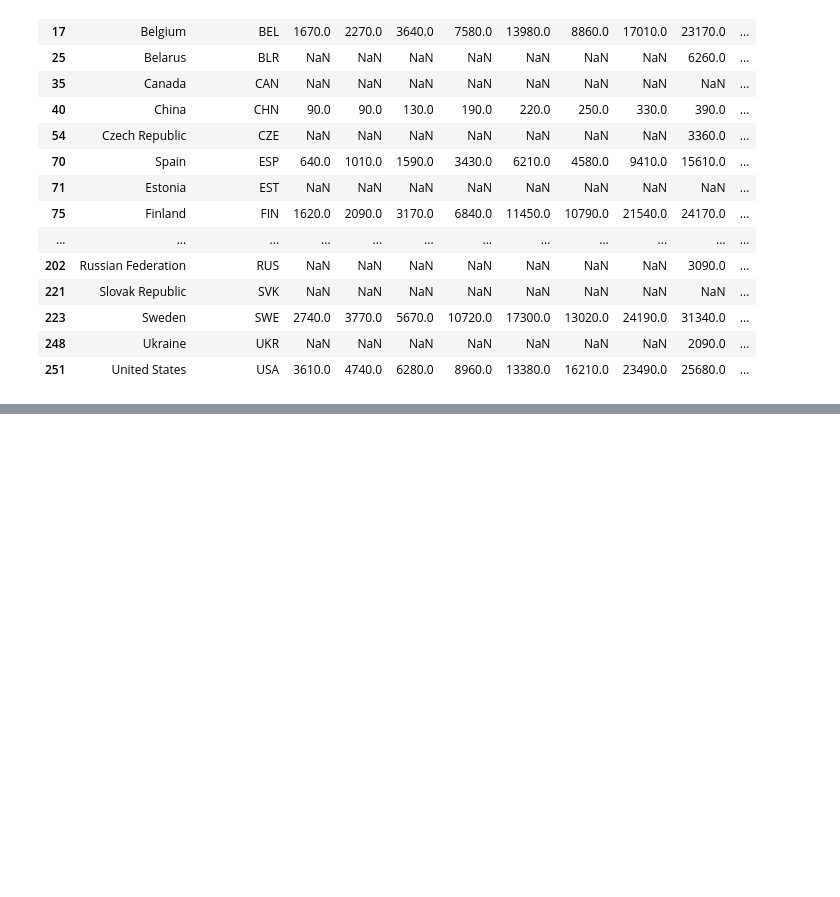
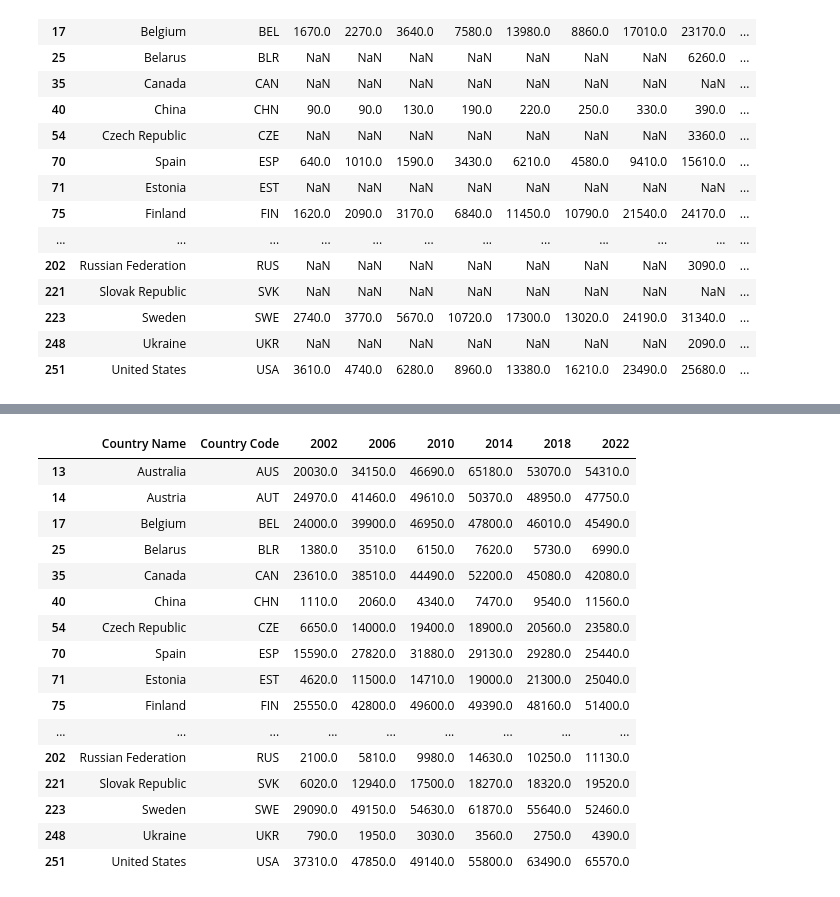
Before and after one commit to jchatterjee/nycdsa_python_project, a Jupyter notebook: JChatterjee Python Project.ipynb, the cells around one changed output, grey strips where cells are left out. Cells and saved outputs as stored; diff of their text form; code cells hidden in the pictures; blank space fills up the shorter version.

```diff
--- a/JChatterjee Python Project.ipynb
+++ b/JChatterjee Python Project.ipynb
@@ -169,0 +205,43 @@ WB_GNI_per_capita
+# %%
+# Initialize a new column as a list
+new_col = []
+
+# Loop through each country to extrapolate to the year 2022
+for index, country in enumerate(GNI_per_capita['Country Code'], 0):
+    # Given values
+    xi = np.array([int(x) for x in year_list])
+    yi = np.array(GNI_per_capita.loc[GNI_per_capita['Country Code'] == country][year_list])
+    # Positions to inter/extrapolate
+    x = np.linspace(2002, 2022)
+    # spline order: 1 linear, 2 quadratic, 3 cubic ...
+    order = 1
+    # do inter/extrapolation
+    s = InterpolatedUnivariateSpline(xi, yi, k = order)
+    y = s(x)
+    new_col.append(y[(len(y)) - 1])
+
+# Extract columns for hosting city and year from "slug_game" column
+GNI_per_capita['2022'] = new_col
+
+# Finally, drop the column for the year 2020
+GNI_per_capita = GNI_per_capita.drop(columns = '2020', axis = 1)
+# %%
+GNI_per_capita
+# %% [output]
+|  | Country Name | Country Code | 2002 | 2006 | 2010 | 2014 | 2018 | 2022 |
+| 13 | Australia | AUS | 20030.0 | 34150.0 | 46690.0 | 65180.0 | 53070.0 | 54310.0 |
+| 14 | Austria | AUT | 24970.0 | 41460.0 | 49610.0 | 50370.0 | 48950.0 | 47750.0 |
+| 17 | Belgium | BEL | 24000.0 | 39900.0 | 46950.0 | 47800.0 | 46010.0 | 45490.0 |
+| 25 | Belarus | BLR | 1380.0 | 3510.0 | 6150.0 | 7620.0 | 5730.0 | 6990.0 |
+| 35 | Canada | CAN | 23610.0 | 38510.0 | 44490.0 | 52200.0 | 45080.0 | 42080.0 |
+| 40 | China | CHN | 1110.0 | 2060.0 | 4340.0 | 7470.0 | 9540.0 | 11560.0 |
+| 54 | Czech Republic | CZE | 6650.0 | 14000.0 | 19400.0 | 18900.0 | 20560.0 | 23580.0 |
+| 70 | Spain | ESP | 15590.0 | 27820.0 | 31880.0 | 29130.0 | 29280.0 | 25440.0 |
+| 71 | Estonia | EST | 4620.0 | 11500.0 | 14710.0 | 19000.0 | 21300.0 | 25040.0 |
+| 75 | Finland | FIN | 25550.0 | 42800.0 | 49600.0 | 49390.0 | 48160.0 | 51400.0 |
+| ... | ... | ... | ... | ... | ... | ... | ... | ... |
+| 202 | Russian Federation | RUS | 2100.0 | 5810.0 | 9980.0 | 14630.0 | 10250.0 | 11130.0 |
+| 221 | Slovak Republic | SVK | 6020.0 | 12940.0 | 17500.0 | 18270.0 | 18320.0 | 19520.0 |
+| 223 | Sweden | SWE | 29090.0 | 49150.0 | 54630.0 | 61870.0 | 55640.0 | 52460.0 |
+| 248 | Ukraine | UKR | 790.0 | 1950.0 | 3030.0 | 3560.0 | 2750.0 | 4390.0 |
+| 251 | United States | USA | 37310.0 | 47850.0 | 49140.0 | 55800.0 | 63490.0 | 65570.0 |
```
Also changed, not shown: parts of 5 cells of this notebook.
